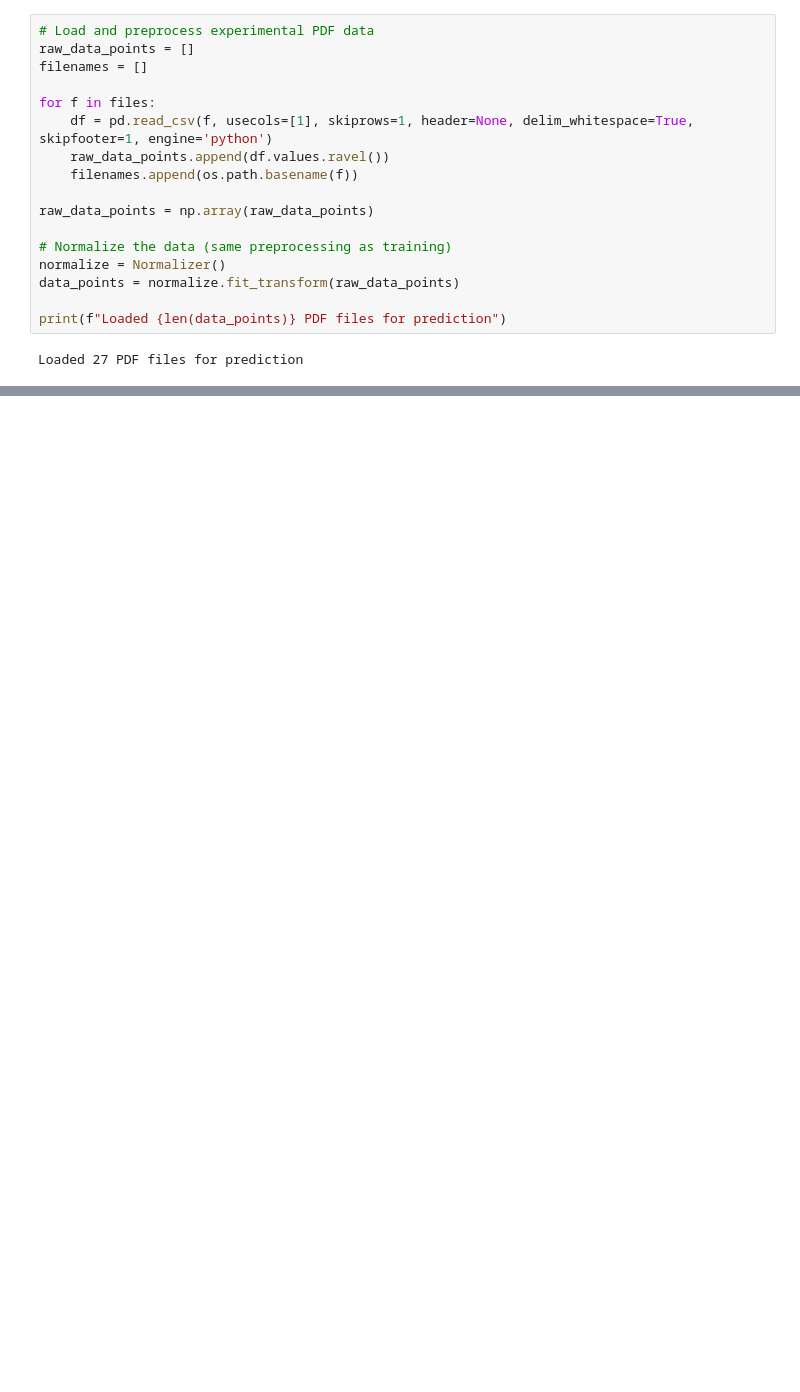
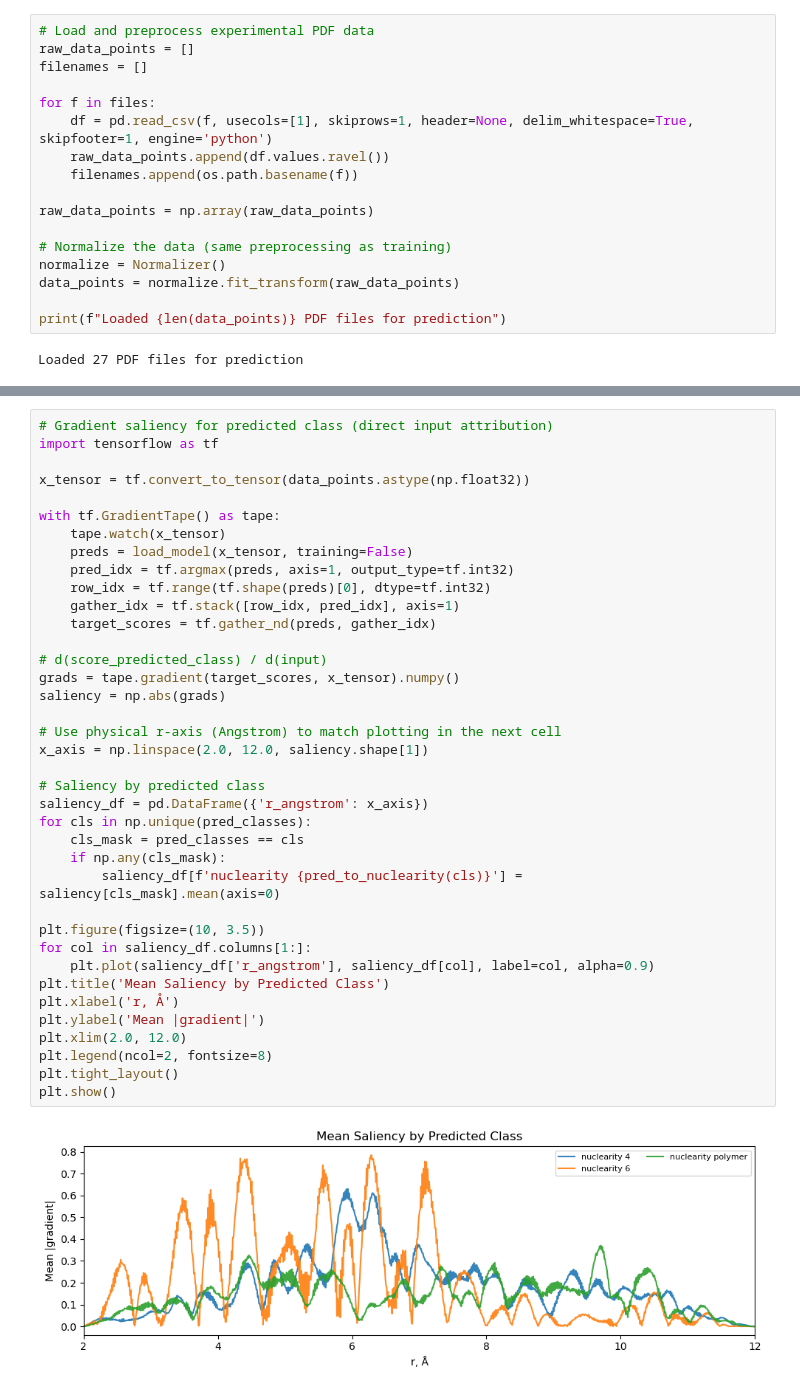
Before and after one commit to grebenyyk/PDF-NN, a Jupyter notebook: complete workflow/4-predict.ipynb, the cells around one changed output, grey strips where cells are left out. Cells and saved outputs as stored; diff of their text form; blank space fills up the shorter version.

Commit message:
add saliency maps for Sm4 and Sm4′

```diff
--- a/complete workflow/4-predict.ipynb
+++ b/complete workflow/4-predict.ipynb
@@ -178,3 +190,43 @@ KM114_processed.gr                            4   28.2%              5   17.0%
 DF225_15reps_acc_01_processed.gr        polymer   77.1%              2   10.5%
 
 Predictions saved to: /workspace/home/pdf-nn-data/labels/predictions.csv
+# %%
+# Gradient saliency for predicted class (direct input attribution)
+import tensorflow as tf
+
+x_tensor = tf.convert_to_tensor(data_points.astype(np.float32))
+
+with tf.GradientTape() as tape:
+    tape.watch(x_tensor)
+    preds = load_model(x_tensor, training=False)
+    pred_idx = tf.argmax(preds, axis=1, output_type=tf.int32)
+    row_idx = tf.range(tf.shape(preds)[0], dtype=tf.int32)
+    gather_idx = tf.stack([row_idx, pred_idx], axis=1)
+    target_scores = tf.gather_nd(preds, gather_idx)
+
+# d(score_predicted_class) / d(input)
+grads = tape.gradient(target_scores, x_tensor).numpy()
+saliency = np.abs(grads)
+
+# Use physical r-axis (Angstrom) to match plotting in the next cell
+x_axis = np.linspace(2.0, 12.0, saliency.shape[1])
+
+# Saliency by predicted class
+saliency_df = pd.DataFrame({'r_angstrom': x_axis})
+for cls in np.unique(pred_classes):
+    cls_mask = pred_classes == cls
+    if np.any(cls_mask):
+        saliency_df[f'nuclearity {pred_to_nuclearity(cls)}'] = saliency[cls_mask].mean(axis=0)
+
+plt.figure(figsize=(10, 3.5))
+for col in saliency_df.columns[1:]:
+    plt.plot(saliency_df['r_angstrom'], saliency_df[col], label=col, alpha=0.9)
+plt.title('Mean Saliency by Predicted Class')
+plt.xlabel('r, Å')
+plt.ylabel('Mean |gradient|')
+plt.xlim(2.0, 12.0)
+plt.legend(ncol=2, fontsize=8)
+plt.tight_layout()
+plt.show()
+# %% [output]
+[figure, added]
```
Also changed, not shown: parts of 5 cells of this notebook.
